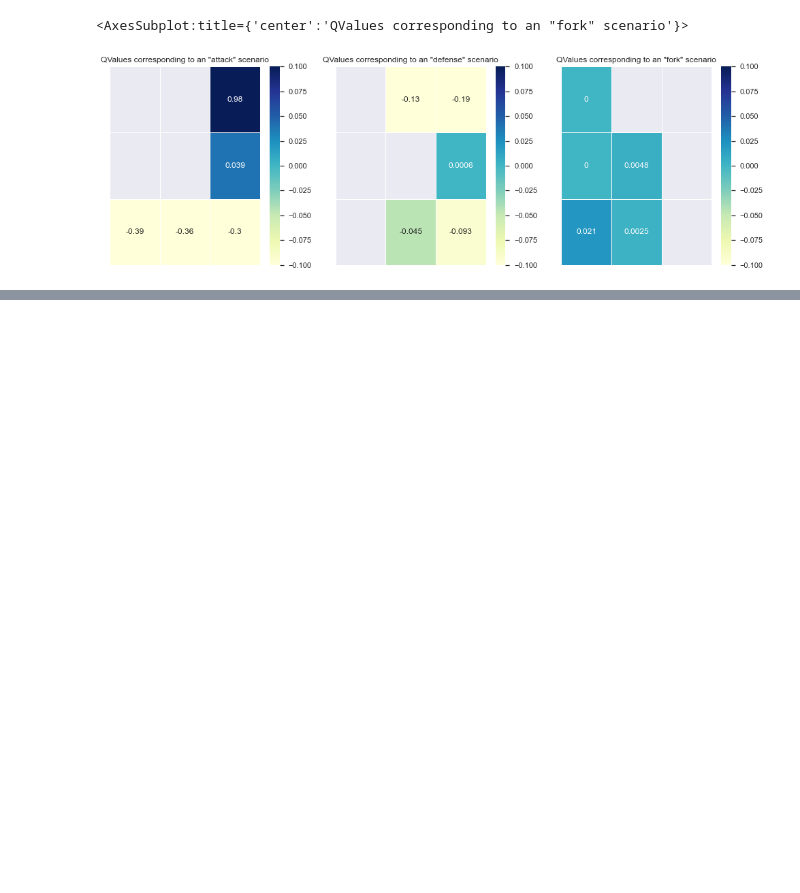
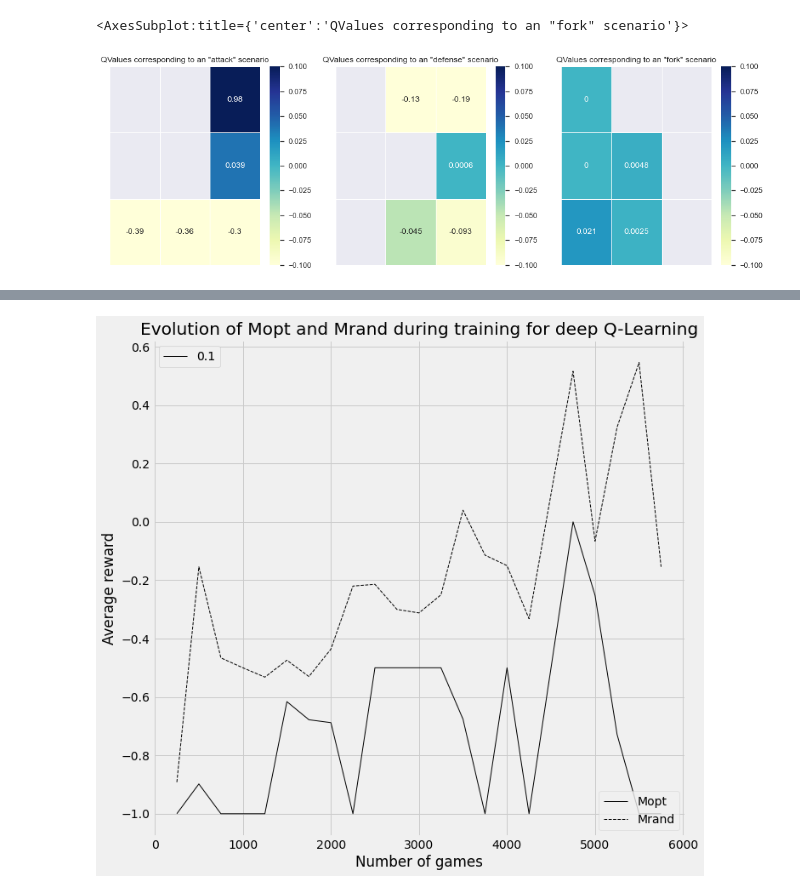
Before and after one commit to henrypapadatos/Reinforcement_Learning_TicTacToe, a Jupyter notebook: Test_file.ipynb, the cells around one changed output, grey strips where cells are left out. Cells and saved outputs as stored; diff of their text form; code cells hidden in the pictures; blank space fills up the shorter version.

```diff
--- a/Test_file.ipynb
+++ b/Test_file.ipynb
@@ -705,0 +778,31 @@ sns.heatmap(QValues3,linewidth = 1 , annot = True, ax=axes[2], xticklabels=False
+# %%
+# Plot the results
+f = plt.figure()
+f.set_figwidth(10)
+f.set_figheight(10)
+plt.style.use('fivethirtyeight')
+plt.title('Evolution of Mopt and Mrand during training for deep Q-Learning')
+
+colors = ['k','b', 'r', 'g', 'c', 'm', 'y']
+cc = itertools.cycle(colors)
+plot_lines = []
+
+x = np.arange(len(recap_Mopt32[0]))*250+250
+for Mopt, Mrand in zip(recap_Mopt32, recap_Mrand32):
+    #plt.hold(True)
+    c = next(cc)
+    l1, = plt.plot(x, Mopt, '-', color=c,linewidth=1)
+    l2, = plt.plot(x, Mrand, '--', color=c, linewidth=1)
+
+    plot_lines.append([l1, l2])
+
+legend1 = plt.legend(plot_lines[0], ["Mopt", "Mrand"], loc='lower right')
+legend2 = plt.legend([l[0] for l in plot_lines], exploration_levels, loc='upper left')
+plt.gca().add_artist(legend1)
+plt.gca().add_artist(legend2)
+
+plt.xlabel('Number of games')
+plt.ylabel('Average reward')
+plt.show()
+# %% [output]
+[figure, added]
```
Also changed, not shown: parts of 3 cells of this notebook, 3 other files.
